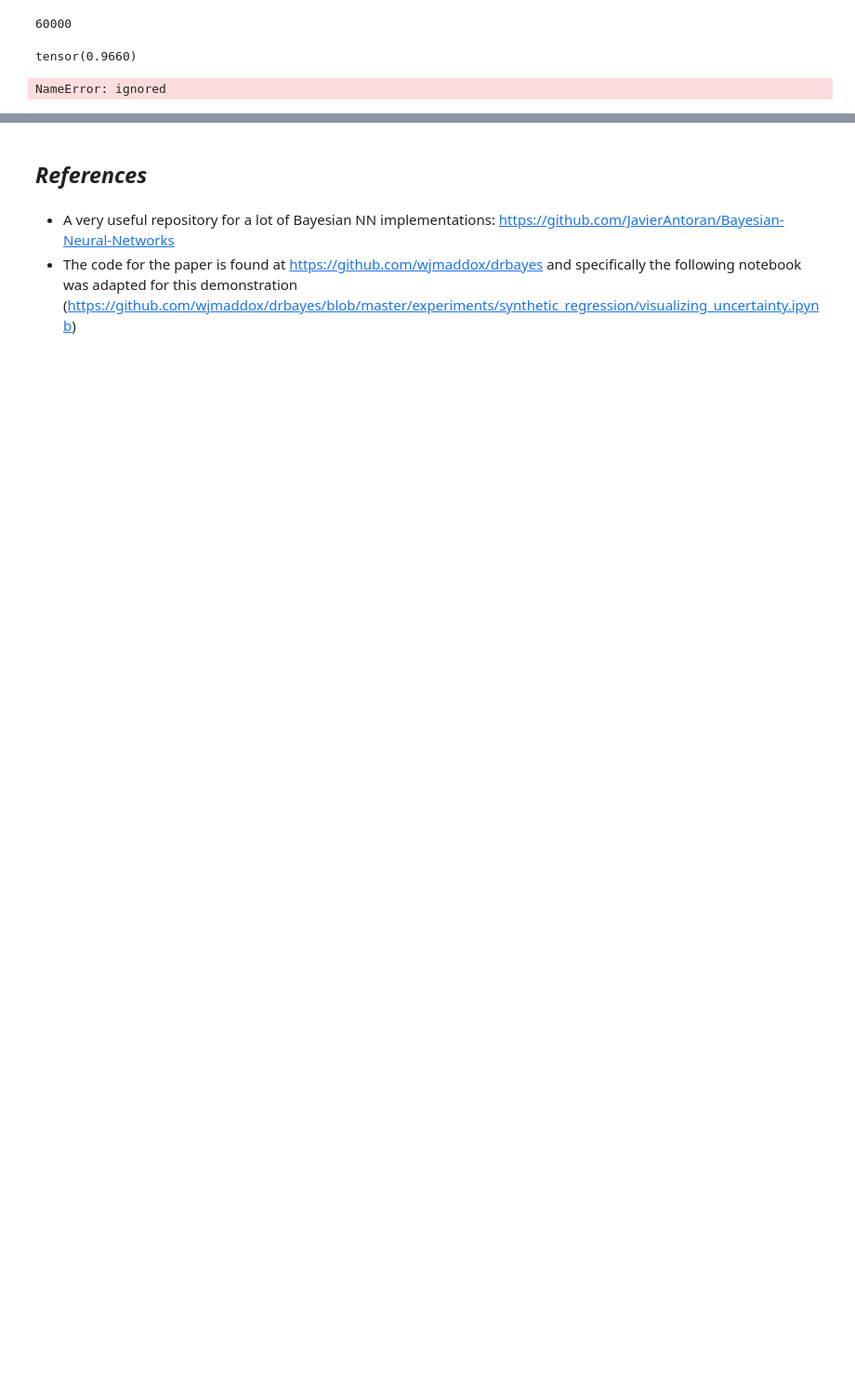
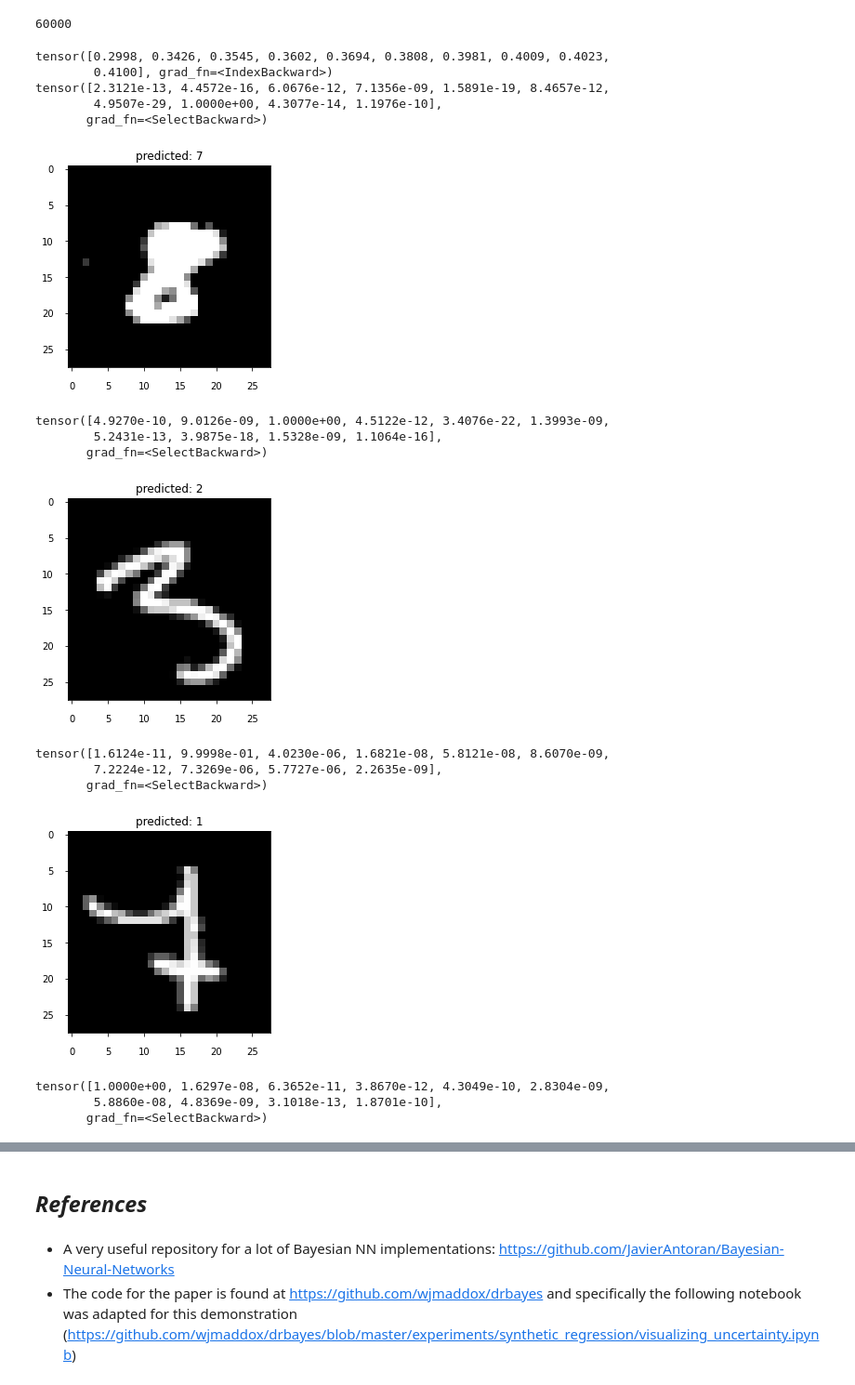
Before and after one commit to ymohamedahmed/drbayes, a Jupyter notebook: SIBDL_demo_group_13.ipynb, the cells around one changed output, grey strips where cells are left out. Shown at 93% size. Drawn from its saved outputs; the diff is of its cells as text; code cells hidden in the pictures; blank space fills up the shorter version.

```diff
--- a/SIBDL_demo_group_13.ipynb
+++ b/SIBDL_demo_group_13.ipynb
@@ -216,20 +300,6 @@ Epoch: 10, loss: 0.09515810012817383
 # %%
-from subspace_inference.posteriors.vi_model import VIModel, ELBO
-import math
-def get_pca_space(space):
-    # swag_model = SWAG(model_cfg.base, subspace_type="pca", *model_cfg.args, **model_cfg.kwargs,
-    #               subspace_kwargs={"max_rank": 10, "pca_rank": 10})
-    # print(torch.load("MLP.pt").keys())
-    # swag_model.load_state_dict(torch.load("MLP.pt"))#["state_dict"])
-    # mean, _, cov_factor = swag_model.get_space()
-    mean, _, cov_factor = space
-    subspace = SubspaceModel(mean, cov_factor)
-    return subspace
-
-subspace = get_pca_space(space)
 init_sigma = 1.
 prior_sigma = 5.
-criterion = losses.GaussianLikelihood(noise_var=.05)
 criterion = losses.cross_entropy
 temperature = 1.
 
@@ -241,7 +311,6 @@ vi_model = VIModel(
     dims=[28*28,50,20,10]
 )
 
-elbo = ELBO(criterion, len(train_loader.dataset), temperature=temperature)
 vi_model.to(device)
-train_vi_model(vi_model, elbo, 30, train_loader)
+vi_model.load_state_dict(torch.load('drbayes/vi-pca-model.pt'))
 # %% [output]
@@ -251,27 +326,43 @@ Epoch: 20, loss: 0.041046857833862305
 # %%
-from tqdm.notebook import tqdm
-num_evals = 1000
+num_evals = 100
 test_batch_size = 512
-preds = torch.zeros((len(test_loader.dataset), num_evals))
+test_loader = torch.utils.data.DataLoader(test,batch_size=test_batch_size)
+num_classes = 10
+preds = torch.zeros((len(test_loader.dataset), num_classes))
+# preds = preds.to(device)
 print(len(test_loader.dataset))
 for n, (x,y) in tqdm(enumerate(test_loader)):
   x = x.to(device)
   for i in range(num_evals):
-    preds[n*test_batch_size:(n+1)*test_batch_size,i] = vi_model(x).argmax(axis=1)
+    preds[n*test_batch_size:(n+1)*test_batch_size] += F.softmax(vi_model(x).cpu(),dim=1)
+  del x
+  torch.cuda.empty_cache()
+preds = 1/num_evals*preds
+print((1.*torch.argmax(preds, dim=1).eq(test_loader.dataset.targets[:,0])).mean())
 # %% [output]
 60000
-# %%
-uncert = torch.std(torch.tensor(~torch.eq(preds.T, torch.mode(preds,dim=1)[0]),dtype=torch.float32),dim=0)
-acc = (1.0*torch.mode(preds,dim=1)[0].eq(test_loader.dataset.targets[:,0])).mean()
-acc
-# %% [output]
-tensor(0.9660)
 # %%
-inds = (-1.*uncert).argsort()[:10]
-print(uncert[inds])
-print(inds)
-for im in test_loader.dataset.data[inds]:
-  plt.imshow(im, cmap='gray')
+inds = torch.max(preds,dim=1)[0].argsort()[:10]
+print(torch.max(preds,dim=1)[0][inds])
+for i,im in enumerate(test_loader.dataset.data[inds]):
+  plt.imshow(im,cmap='gray')
+  plt.title(f'predicted: {preds[i].argmax()}')
   plt.show()
 # %% [output]
-NameError: ignored
+tensor([0.2998, 0.3426, 0.3545, 0.3602, 0.3694, 0.3808, 0.3981, 0.4009, 0.4023,
+        0.4100], grad_fn=<IndexBackward>)
+tensor([2.3121e-13, 4.4572e-16, 6.0676e-12, 7.1356e-09, 1.5891e-19, 8.4657e-12,
+        4.9507e-29, 1.0000e+00, 4.3077e-14, 1.1976e-10],
+       grad_fn=<SelectBackward>)
+[figure, added]
+tensor([4.9270e-10, 9.0126e-09, 1.0000e+00, 4.5122e-12, 3.4076e-22, 1.3993e-09,
+        5.2431e-13, 3.9875e-18, 1.5328e-09, 1.1064e-16],
+       grad_fn=<SelectBackward>)
+[figure, added]
+tensor([1.6124e-11, 9.9998e-01, 4.0230e-06, 1.6821e-08, 5.8121e-08, 8.6070e-09,
+        7.2224e-12, 7.3269e-06, 5.7727e-06, 2.2635e-09],
+       grad_fn=<SelectBackward>)
+[figure, added]
+tensor([1.0000e+00, 1.6297e-08, 6.3652e-11, 3.8670e-12, 4.3049e-10, 2.8304e-09,
+        5.8860e-08, 4.8369e-09, 3.1018e-13, 1.8701e-10],
+       grad_fn=<SelectBackward>)
```
Also changed, not shown: parts of 26 cells of this notebook.
